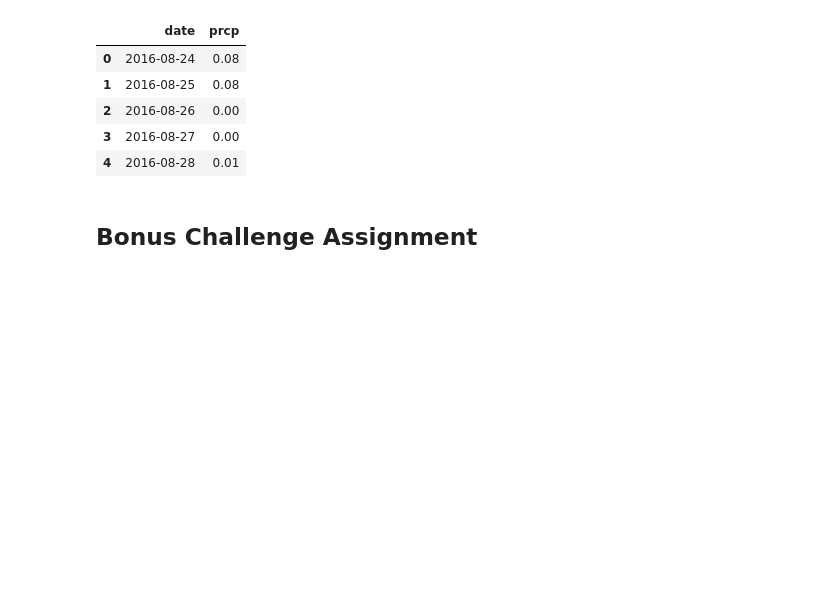
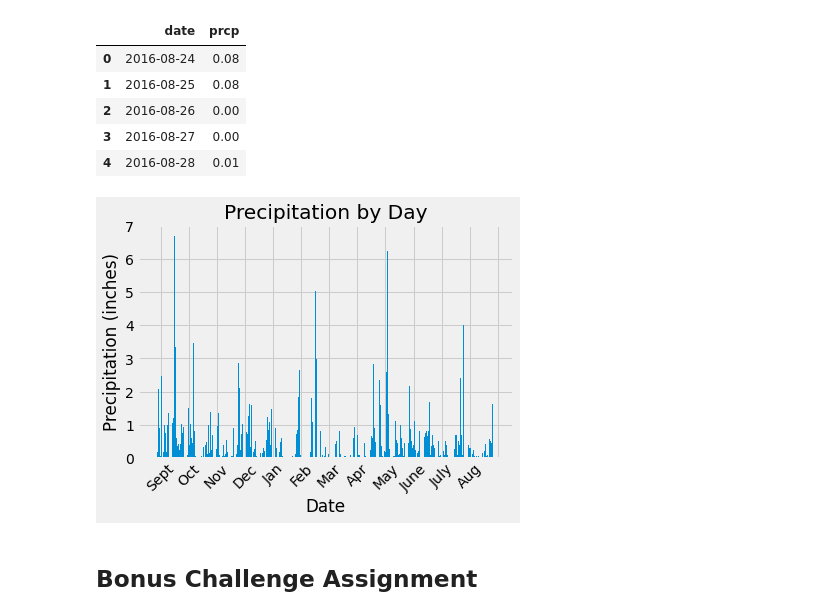
Before and after one commit to saguaroland1939/sqlalchemy-challenge, a Jupyter notebook: Vacation_forecast.ipynb, the cells around one changed output. Drawn from its saved outputs; the diff is of its cells as text; code cells hidden in the pictures; blank space fills up the shorter version.

Commit message:
Completes precipitation plot.

```diff
--- a/Vacation_forecast.ipynb
+++ b/Vacation_forecast.ipynb
@@ -146,3 +129,23 @@ plt.show()
+# %%
+# Plot precipitation by day for last year of data.
+fig, ax = plt.subplots()
+plt.bar(precip_df["date"], precip_df["prcp"])
+
+# Title and axis labels
+plt.title('Precipitation by Day')
+plt.xlabel('Date')
+plt.ylabel('Precipitation (inches)')
+
+# Format x-axis tick labels
+
+# Shift first label 6 forward to account for data starting on 8/24.
+ax.set_xticks(np.arange(7, 372, 30))
+xticklabels = ["Sept", "Oct", "Nov", "Dec", "Jan", "Feb", "Mar", "Apr", "May", "June", "July", "Aug"]
+ax.set_xticklabels(xticklabels, rotation = 45)
+
+plt.show()
+# %% [output]
+[figure, added]
 # %%
 # Precipitation summary statistics
 precip_df.describe()
```
Also changed, not shown: parts of 3 cells of this notebook.
